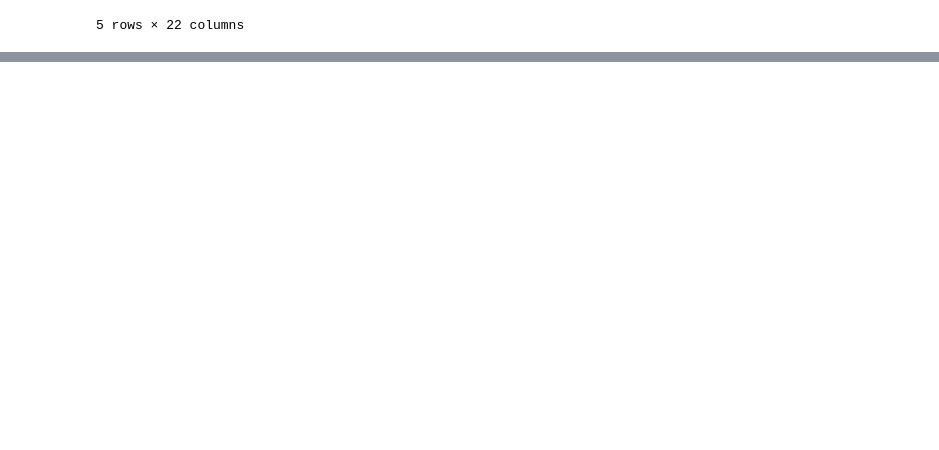
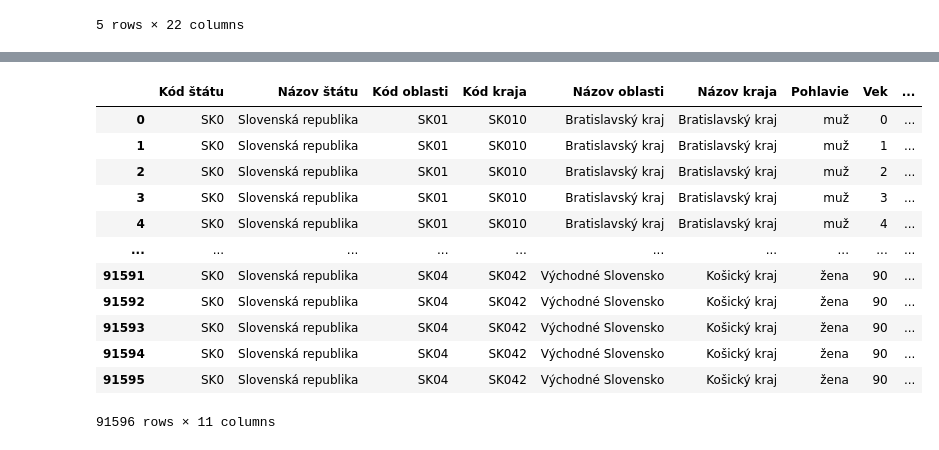
Before and after one commit to AndruKP/mathprofi-education, a Jupyter notebook: nolas.ipynb, the cells around one changed output, grey strips where cells are left out. Saved outputs shown, nothing was run; the diff lists cells and outputs as text; code cells hidden in the pictures; blank space fills up the shorter version.

```diff
--- a/nolas.ipynb
+++ b/nolas.ipynb
@@ -285,0 +279,20 @@ FigureCanvasAgg is non-interactive, and thus cannot be shown
+# %%
+from preprocessing import rename_columns, replace_with_nan
+table_40 = pd.read_csv('data/RV_O_040_R_KR_SK.CSV', sep=';')
+table_40['Vek'] = pd.to_numeric(table_40['Vek'].replace('90 a viac rokov', '90'))
+table_40 = replace_with_nan(table_40)
+table_40
+# %% [output]
+|  | Kód štátu | Názov štátu | Kód oblasti | Kód kraja | Názov oblasti | Názov kraja | Pohlavie | Vek | ... |
+| 0 | SK0 | Slovenská republika | SK01 | SK010 | Bratislavský kraj | Bratislavský kraj | muž | 0 | ... |
+| 1 | SK0 | Slovenská republika | SK01 | SK010 | Bratislavský kraj | Bratislavský kraj | muž | 1 | ... |
+| 2 | SK0 | Slovenská republika | SK01 | SK010 | Bratislavský kraj | Bratislavský kraj | muž | 2 | ... |
+| 3 | SK0 | Slovenská republika | SK01 | SK010 | Bratislavský kraj | Bratislavský kraj | muž | 3 | ... |
+| 4 | SK0 | Slovenská republika | SK01 | SK010 | Bratislavský kraj | Bratislavský kraj | muž | 4 | ... |
+| ... | ... | ... | ... | ... | ... | ... | ... | ... | ... |
+| 91591 | SK0 | Slovenská republika | SK04 | SK042 | Východné Slovensko | Košický kraj | žena | 90 | ... |
+| 91592 | SK0 | Slovenská republika | SK04 | SK042 | Východné Slovensko | Košický kraj | žena | 90 | ... |
+| 91593 | SK0 | Slovenská republika | SK04 | SK042 | Východné Slovensko | Košický kraj | žena | 90 | ... |
+| 91594 | SK0 | Slovenská republika | SK04 | SK042 | Východné Slovensko | Košický kraj | žena | 90 | ... |
+| 91595 | SK0 | Slovenská republika | SK04 | SK042 | Východné Slovensko | Košický kraj | žena | 90 | ... |
+91596 rows × 11 columns
```
Also changed, not shown: parts of 8 cells of this notebook, 2 other files.
